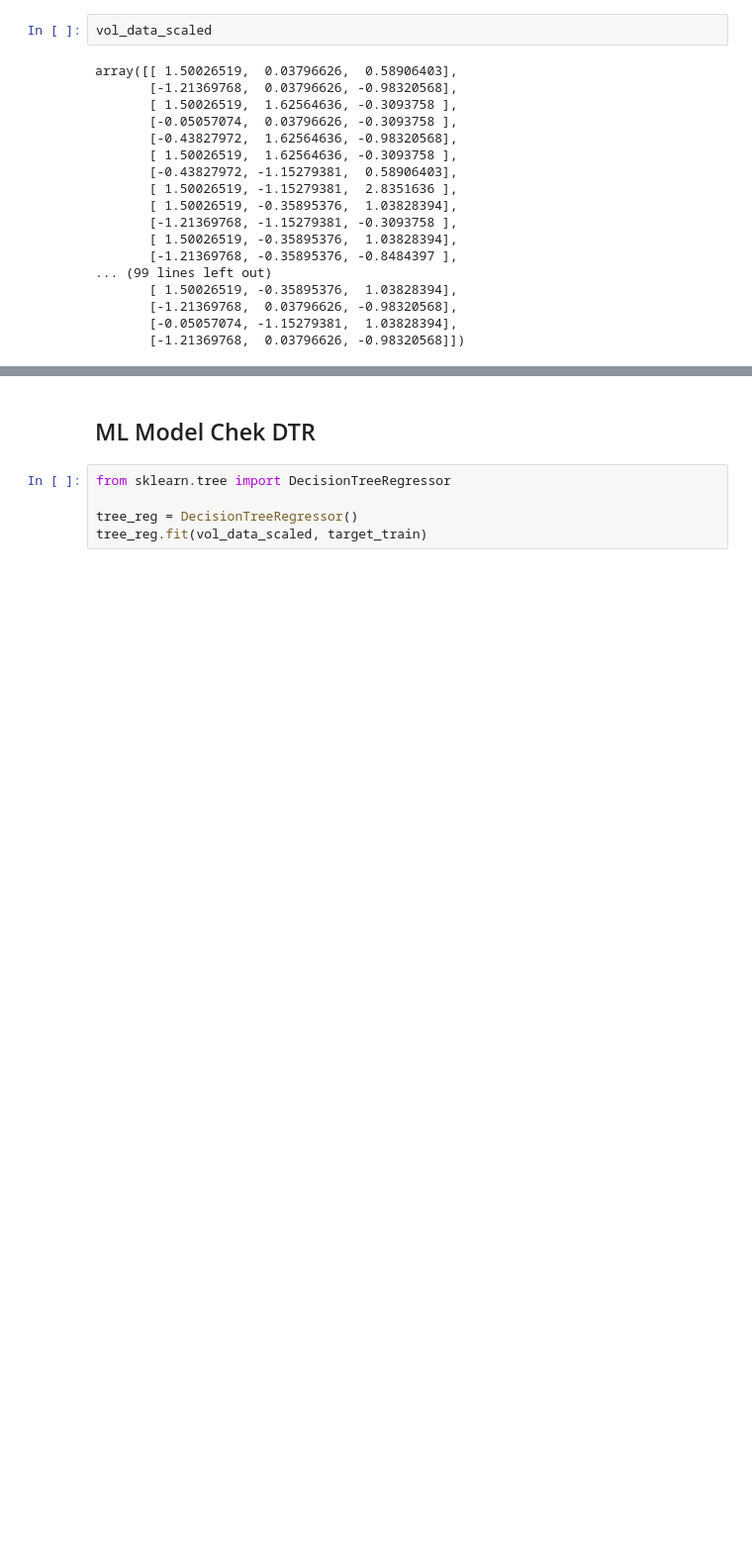
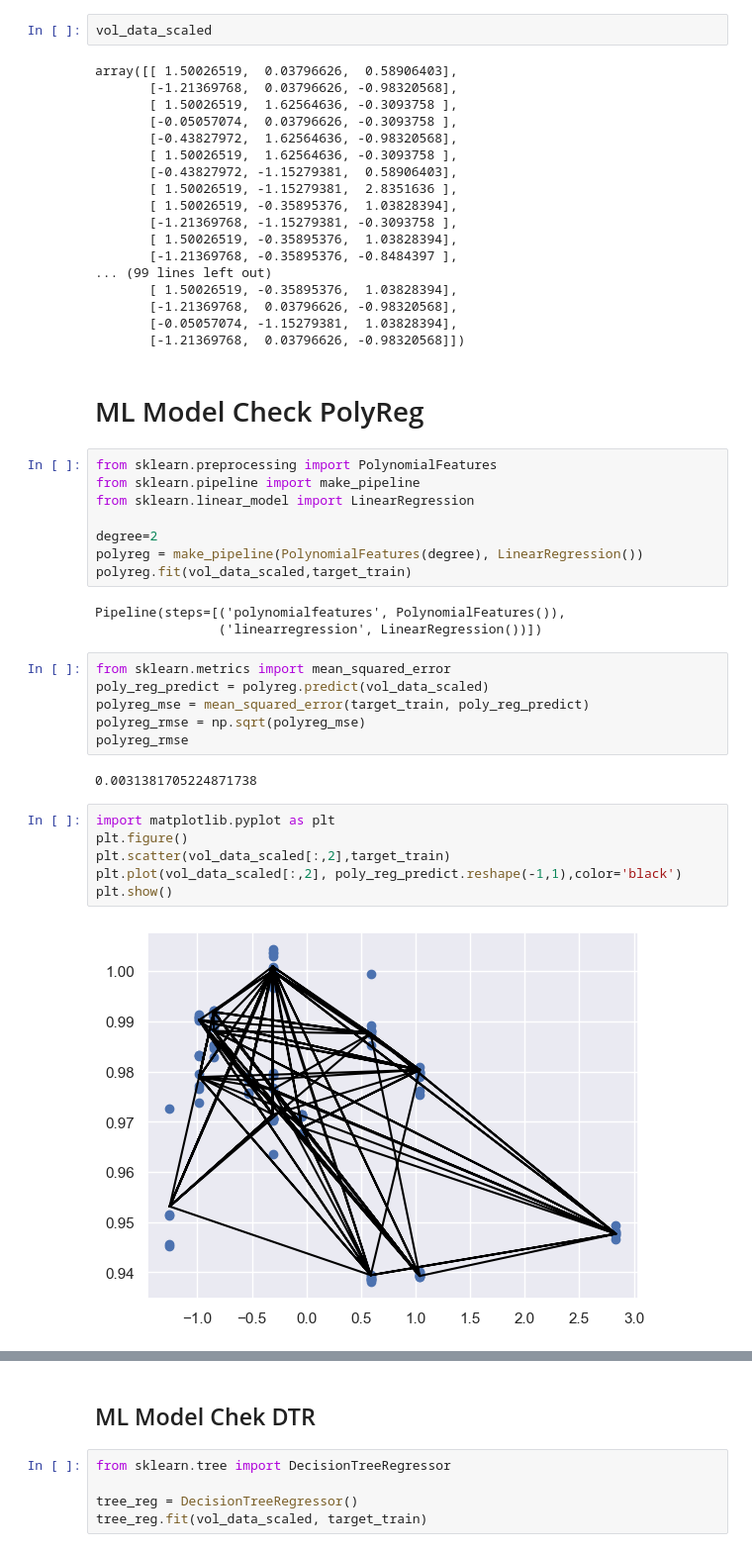
Before and after one commit to nirmalparmarphd/microDSC_error_prediction, a Jupyter notebook: ml_dsc_error_prediction.ipynb, the cells around one changed output, grey strips where cells are left out. Shown at 99% size. Cells and saved outputs as stored; diff of their text form; blank space fills up the shorter version.

Commit message:
code updated for polyreg and NN-data

```diff
--- a/ml_dsc_error_prediction.ipynb
+++ b/ml_dsc_error_prediction.ipynb
@@ -269,3 +290,32 @@ array([[ 1.50026519,  0.03796626,  0.58906403],
        [-1.21369768,  0.03796626, -0.98320568],
        [-0.05057074, -1.15279381,  1.03828394],
        [-1.21369768,  0.03796626, -0.98320568]])
+# %% [markdown]
+# ML Model Check PolyReg
+# %%
+from sklearn.preprocessing import PolynomialFeatures
+from sklearn.pipeline import make_pipeline
+from sklearn.linear_model import LinearRegression
+
+degree=2
+polyreg = make_pipeline(PolynomialFeatures(degree), LinearRegression())
+polyreg.fit(vol_data_scaled,target_train)
+# %% [output]
+Pipeline(steps=[('polynomialfeatures', PolynomialFeatures()),
+                ('linearregression', LinearRegression())])
+# %%
+from sklearn.metrics import mean_squared_error
+poly_reg_predict = polyreg.predict(vol_data_scaled)
+polyreg_mse = mean_squared_error(target_train, poly_reg_predict)
+polyreg_rmse = np.sqrt(polyreg_mse)
+polyreg_rmse
+# %% [output]
+0.0031381705224871738
+# %%
+import matplotlib.pyplot as plt
+plt.figure()
+plt.scatter(vol_data_scaled[:,2],target_train)
+plt.plot(vol_data_scaled[:,2], poly_reg_predict.reshape(-1,1),color='black')
+plt.show()
+# %% [output]
+[figure, added]
```
Also changed, not shown: parts of 19 cells of this notebook.
